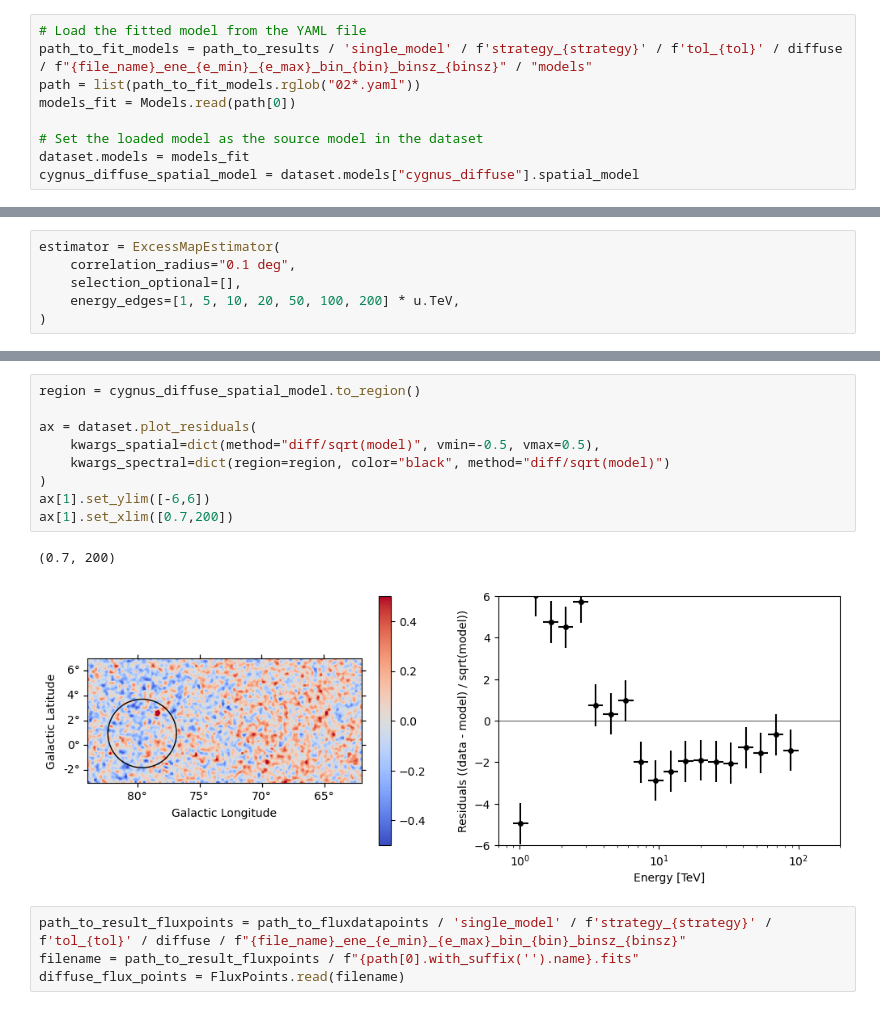
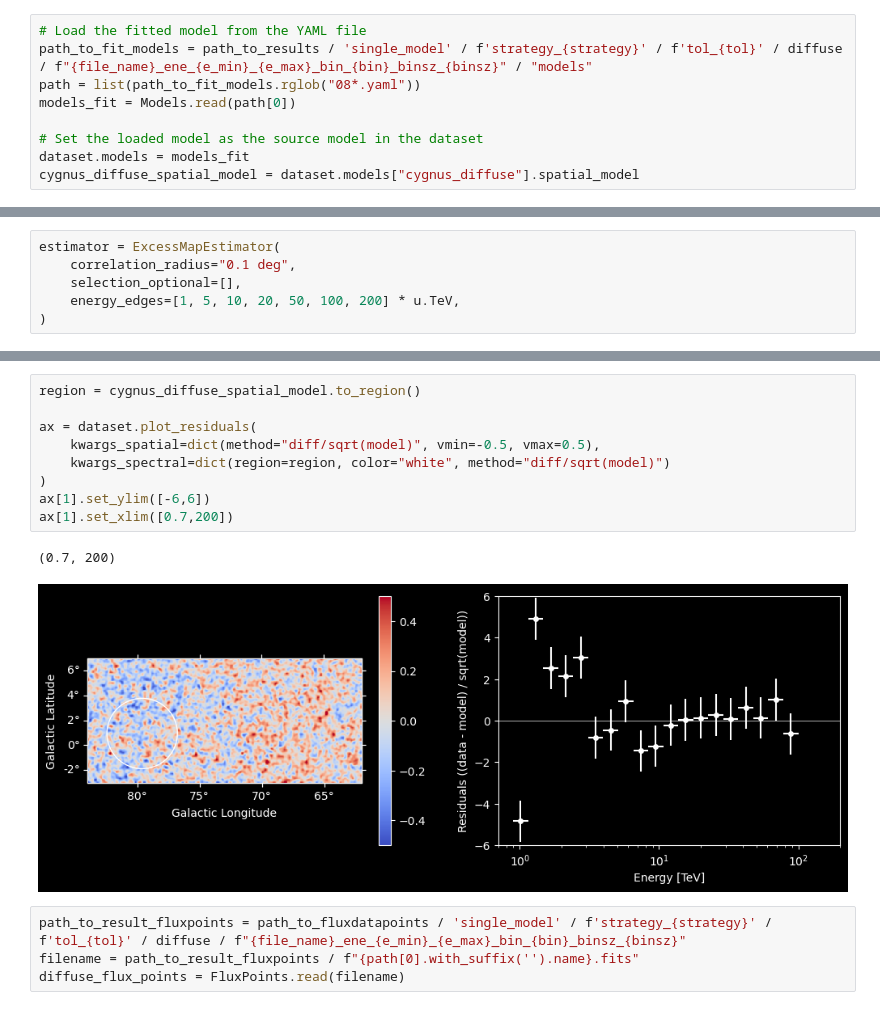
Before and after one commit to Tutanto/DiffuseEmission, a Jupyter notebook: analysis/single_model_results.ipynb, the cells around one changed output, grey strips where cells are left out. Saved outputs shown, nothing was run; the diff lists cells and outputs as text.

```diff
--- a/analysis/single_model_results.ipynb
+++ b/analysis/single_model_results.ipynb
@@ -29,7 +29,7 @@ dataset = MapDataset.read(filename=path_to_dataset)
 # %%
 # Load the fitted model from the YAML file
 path_to_fit_models = path_to_results / 'single_model' / f'strategy_{strategy}' / f'tol_{tol}' / diffuse / f"{file_name}_ene_{e_min}_{e_max}_bin_{bin}_binsz_{binsz}" / "models"
-path = list(path_to_fit_models.rglob("02*.yaml"))
+path = list(path_to_fit_models.rglob("08*.yaml"))
 models_fit = Models.read(path[0])
 
 # Set the loaded model as the source model in the dataset
@@ -68,15 +68,15 @@ array([[<WCSAxes: title={'center': 'Energy 897 GeV - 5.09 TeV'}>,
 # %%
 region = cygnus_diffuse_spatial_model.to_region()
 
 ax = dataset.plot_residuals(
     kwargs_spatial=dict(method="diff/sqrt(model)", vmin=-0.5, vmax=0.5),
-    kwargs_spectral=dict(region=region, color="black", method="diff/sqrt(model)")
+    kwargs_spectral=dict(region=region, color="white", method="diff/sqrt(model)")
 )
 ax[1].set_ylim([-6,6])
 ax[1].set_xlim([0.7,200])
 # %% [output]
 (0.7, 200)
-[figure, old version]
+[figure, new version]
 # %%
 path_to_result_fluxpoints = path_to_fluxdatapoints / 'single_model' / f'strategy_{strategy}' / f'tol_{tol}' / diffuse / f"{file_name}_ene_{e_min}_{e_max}_bin_{bin}_binsz_{binsz}"
 filename = path_to_result_fluxpoints / f"{path[0].with_suffix('').name}.fits"
```
Also changed, not shown: parts of 3 cells of this notebook, 31 other files.
